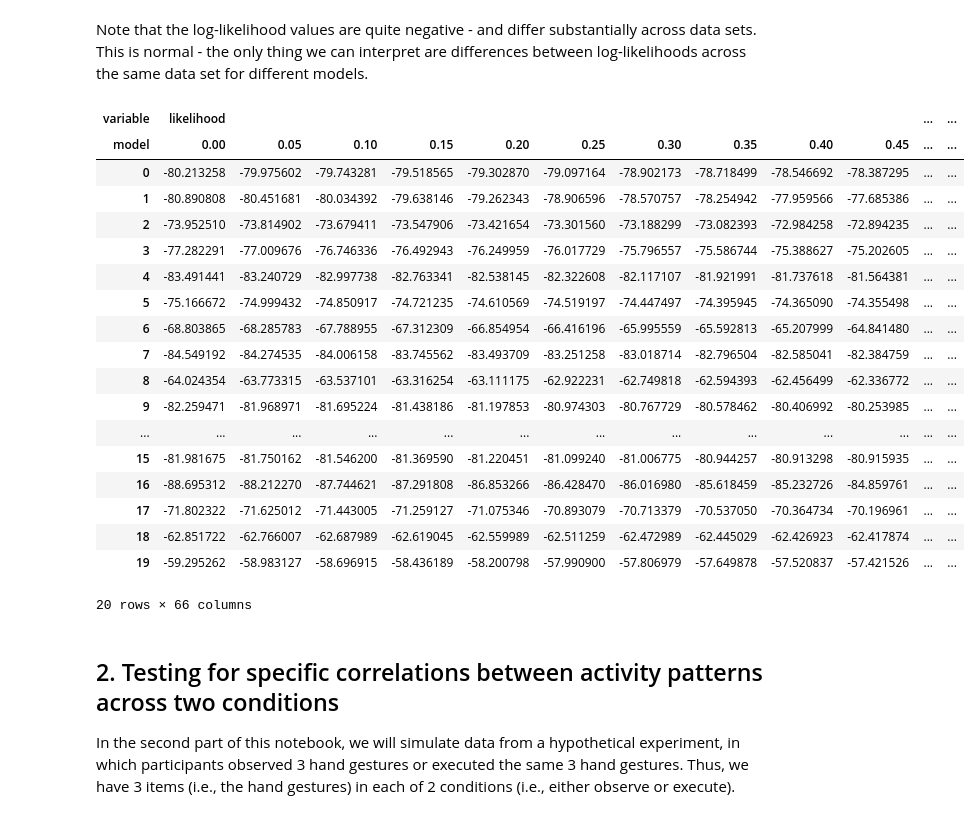
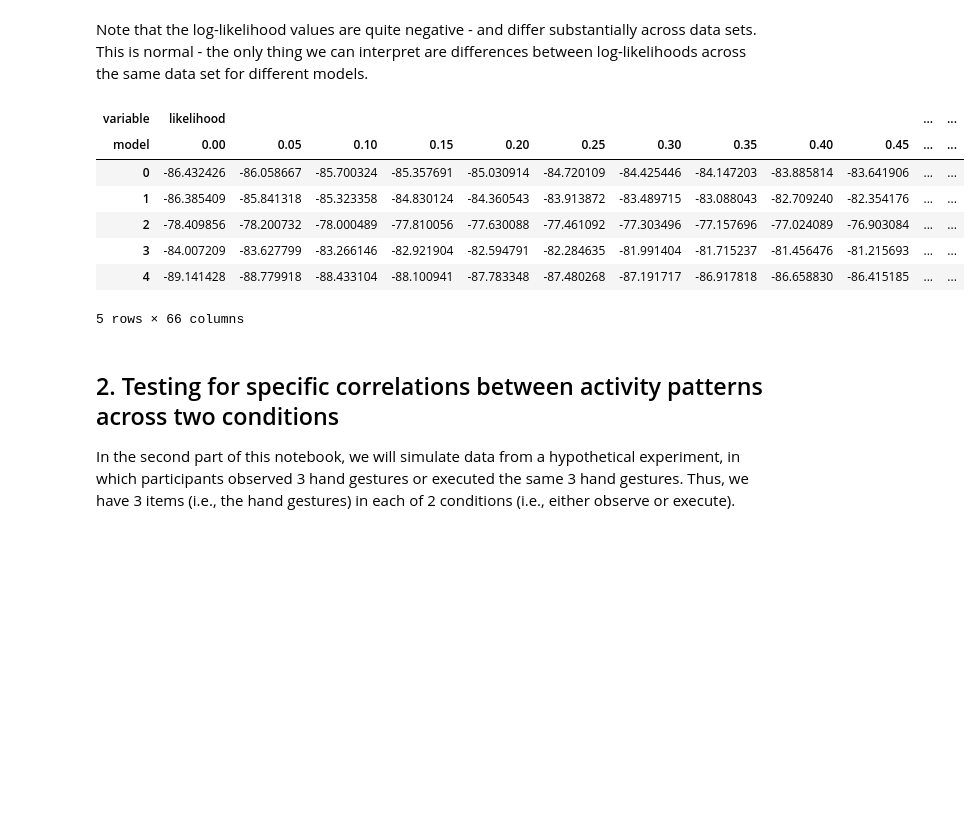
Before and after one commit to DiedrichsenLab/PcmPy, a Jupyter notebook: docs/demos/demo_correlation.ipynb, the cells around one changed output. Drawn from its saved outputs; the diff is of its cells as text; code cells hidden in the pictures; blank space fills up the shorter version.

Commit message:
Updates to pcm corr demo

```diff
--- a/docs/demos/demo_correlation.ipynb
+++ b/docs/demos/demo_correlation.ipynb
@@ -150,0 +136,33 @@ First we define a function that simulates data and then fits it with a series of
+# %%
+def do_sim(corr, signal=np.linspace(0,5,20), n_sim=50, randseed=None):
+    """
+    Args:
+        corr (float) - the true correlation value
+        signal (np.ndarray) - array with a distribution of signal-to-noise ratio values
+        n_sim (int) - number of simulations
+        randseed (int) - use a specific seed to generate random data
+
+    Returns:
+        S (pd.dataframe) - output structure with len(signal)*n_sim rows
+    """
+    M = pcm.CorrelationModel('corr', num_items=1, corr=corr, cond_effect=False)
+    G,dG = M.predict([0,0])
+    cond_vec, part_vec = pcm.sim.make_design(2,2)
+    Lcorr = []
+    LnoiseCeil = []
+    Lsign = []
+    LcrossBlock =[]
+    rng = np.random.default_rng(randseed)
+
+    for s in signal:
+        D = pcm.sim.make_dataset(M, [0,0], cond_vec, n_sim=n_sim, signal=s, rng=rng)
+        for i in range(n_sim):
+            data = D[i].measurements
+            Lcorr.append(get_corr(data, cond_vec))
+            LnoiseCeil.append(get_noiseceil(data, cond_vec))
+            LcrossBlock.append(get_crossblock(data, cond_vec, part_vec))
+            Lsign.append(s)
+    S = pd.DataFrame({'r_naive':Lcorr, 'signal':Lsign,
+                        'noiseCeil':LnoiseCeil, 'cross_block':LcrossBlock})
+    S['true'] = np.ones((S.shape[0],))*corr
+    return S
@@ -165,8 +224,8 @@ def do_sim_corrpcm(corr=0.7,signal=0.5,n_sim=20,nsteps = 11,randseed=None):
     T,theta = pcm.inference.fit_model_individ(D,M,fixed_effect=None,fit_scale=False,verbose = False)
     return T,theta,M
 # %%
-T,theta,M = do_sim_corrpcm(corr=0.7,signal=0.5,n_sim=20,nsteps=21,randseed=11)
+T,theta,M = do_sim_corrpcm(corr=0.7,signal=0.7,n_sim=20,nsteps=21,randseed=11)
 fig=plot_Figure4(T,theta,M)
-fig.update_layout(width=700,height=400)
+fig.update_layout(width=400,height=400)
 fig.show()
 # %% [output]
@@ -174,27 +233,16 @@ NameError: name 'plot_Figure4' is not defined
 # %% [markdown]
 Note that the log-likelihood values are quite negative - and differ substantially across data sets. This is normal - the only thing we can interpret are differences between log-likelihoods across the same data set for different models.
 # %%
-T
+T.head()
 # %% [output]
 | variable | likelihood |  |  |  |  |  |  |  |  |  | ... | ... |
 | model | 0.00 | 0.05 | 0.10 | 0.15 | 0.20 | 0.25 | 0.30 | 0.35 | 0.40 | 0.45 | ... | ... |
-| 0 | -80.213258 | -79.975602 | -79.743281 | -79.518565 | -79.302870 | -79.097164 | -78.902173 | -78.718499 | -78.546692 | -78.387295 | ... | ... |
-| 1 | -80.890808 | -80.451681 | -80.034392 | -79.638146 | -79.262343 | -78.906596 | -78.570757 | -78.254942 | -77.959566 | -77.685386 | ... | ... |
-| 2 | -73.952510 | -73.814902 | -73.679411 | -73.547906 | -73.421654 | -73.301560 | -73.188299 | -73.082393 | -72.984258 | -72.894235 | ... | ... |
-| 3 | -77.282291 | -77.009676 | -76.746336 | -76.492943 | -76.249959 | -76.017729 | -75.796557 | -75.586744 | -75.388627 | -75.202605 | ... | ... |
-| 4 | -83.491441 | -83.240729 | -82.997738 | -82.763341 | -82.538145 | -82.322608 | -82.117107 | -81.921991 | -81.737618 | -81.564381 | ... | ... |
-| 5 | -75.166672 | -74.999432 | -74.850917 | -74.721235 | -74.610569 | -74.519197 | -74.447497 | -74.395945 | -74.365090 | -74.355498 | ... | ... |
-| 6 | -68.803865 | -68.285783 | -67.788955 | -67.312309 | -66.854954 | -66.416196 | -65.995559 | -65.592813 | -65.207999 | -64.841480 | ... | ... |
-| 7 | -84.549192 | -84.274535 | -84.006158 | -83.745562 | -83.493709 | -83.251258 | -83.018714 | -82.796504 | -82.585041 | -82.384759 | ... | ... |
-| 8 | -64.024354 | -63.773315 | -63.537101 | -63.316254 | -63.111175 | -62.922231 | -62.749818 | -62.594393 | -62.456499 | -62.336772 | ... | ... |
-| 9 | -82.259471 | -81.968971 | -81.695224 | -81.438186 | -81.197853 | -80.974303 | -80.767729 | -80.578462 | -80.406992 | -80.253985 | ... | ... |
-| ... | ... | ... | ... | ... | ... | ... | ... | ... | ... | ... | ... | ... |
-| 15 | -81.981675 | -81.750162 | -81.546200 | -81.369590 | -81.220451 | -81.099240 | -81.006775 | -80.944257 | -80.913298 | -80.915935 | ... | ... |
-| 16 | -88.695312 | -88.212270 | -87.744621 | -87.291808 | -86.853266 | -86.428470 | -86.016980 | -85.618459 | -85.232726 | -84.859761 | ... | ... |
-| 17 | -71.802322 | -71.625012 | -71.443005 | -71.259127 | -71.075346 | -70.893079 | -70.713379 | -70.537050 | -70.364734 | -70.196961 | ... | ... |
-| 18 | -62.851722 | -62.766007 | -62.687989 | -62.619045 | -62.559989 | -62.511259 | -62.472989 | -62.445029 | -62.426923 | -62.417874 | ... | ... |
-| 19 | -59.295262 | -58.983127 | -58.696915 | -58.436189 | -58.200798 | -57.990900 | -57.806979 | -57.649878 | -57.520837 | -57.421526 | ... | ... |
+| 0 | -86.432426 | -86.058667 | -85.700324 | -85.357691 | -85.030914 | -84.720109 | -84.425446 | -84.147203 | -83.885814 | -83.641906 | ... | ... |
+| 1 | -86.385409 | -85.841318 | -85.323358 | -84.830124 | -84.360543 | -83.913872 | -83.489715 | -83.088043 | -82.709240 | -82.354176 | ... | ... |
+| 2 | -78.409856 | -78.200732 | -78.000489 | -77.810056 | -77.630088 | -77.461092 | -77.303496 | -77.157696 | -77.024089 | -76.903084 | ... | ... |
+| 3 | -84.007209 | -83.627799 | -83.266146 | -82.921904 | -82.594791 | -82.284635 | -81.991404 | -81.715237 | -81.456476 | -81.215693 | ... | ... |
+| 4 | -89.141428 | -88.779918 | -88.433104 | -88.100941 | -87.783348 | -87.480268 | -87.191717 | -86.917818 | -86.658830 | -86.415185 | ... | ... |
-20 rows × 66 columns
+5 rows × 66 columns
 # %% [markdown]
 ## 2. Testing for specific correlations between activity patterns across two conditions
 In the second part of this notebook, we will simulate data from a hypothetical experiment, in which participants observed 3 hand gestures or executed the same 3 hand gestures. Thus, we have 3 items (i.e., the hand gestures) in each of 2 conditions (i.e., either observe or execute).
```
Also changed, not shown: parts of 36 cells of this notebook.
